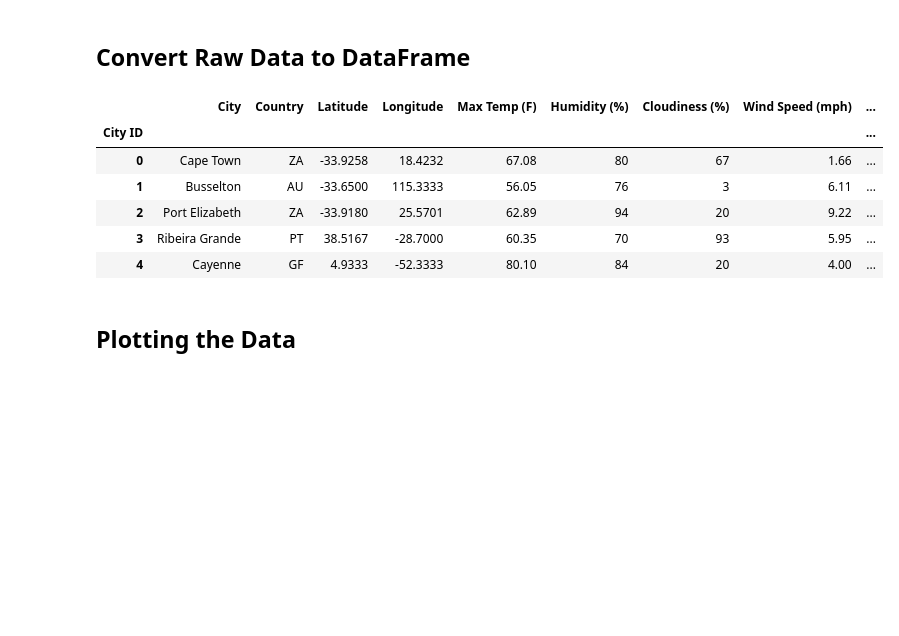
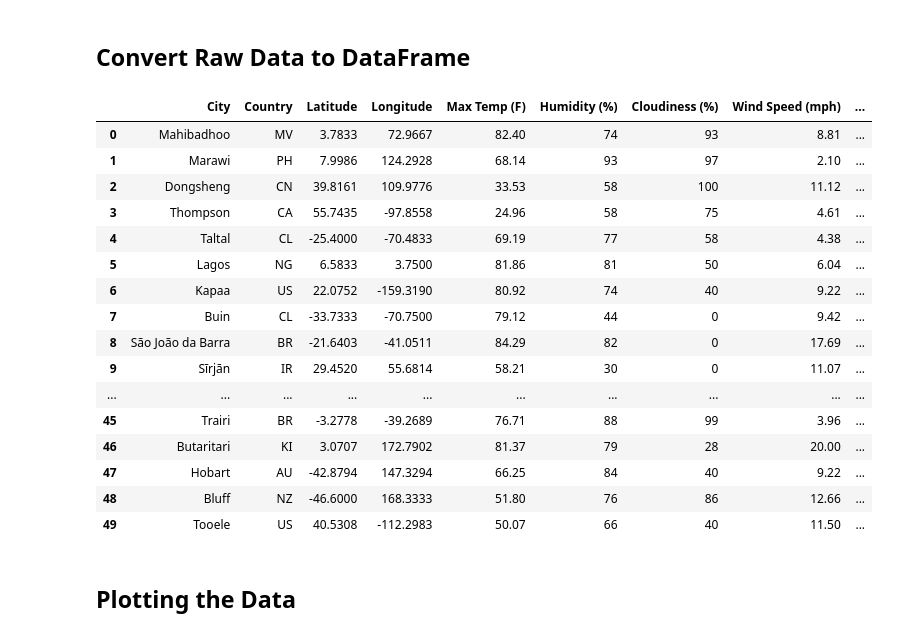
Before and after one commit to emeralddawns/python-api-challenge, a Jupyter notebook: Weatherpy/WeatherPy.ipynb, the cells around one changed output. Saved outputs shown, nothing was run; the diff lists cells and outputs as text; code cells hidden in the pictures; blank space fills up the shorter version.

```diff
--- a/Weatherpy/WeatherPy.ipynb
+++ b/Weatherpy/WeatherPy.ipynb
@@ -137,28 +137,42 @@ weather_data = pd.DataFrame(weather_dict)
 # %%
 #Clean the data frame by removing any entries with humidity levels over 100%
 weather_data_cl = weather_data[weather_data["Humidity (%)"] <= 100]
 weather_data_cl.index.name = "City ID"
 
 #Store the first date to label all the plots
 start_time = weather_data_cl["Date"].iloc[0]
 date = time.strftime('%m-%d-%Y', time.localtime(start_time))
 
 #Convert epoch time into CST
 weather_data_cl["Date"] = pd.to_datetime(weather_data_cl["Date"], unit='s', utc=True).dt.tz_convert('US/Central')
 
 #Save the city weather data as a csv
 weather_data_cl.to_csv("output_data/cities.csv", sep=',', encoding='utf-8')
 
+weather_data_html = weather_data_cl.copy()
+weather_data_html.reset_index(inplace = True, drop = True)
+weather_data_html.to_html("output_data_march/weather_data.html")
+
 #Display the cleaned and formatted data frame
-weather_data_cl.head()
+weather_data_html.head(50)
 # %% [output]
 |  | City | Country | Latitude | Longitude | Max Temp (F) | Humidity (%) | Cloudiness (%) | Wind Speed (mph) | ... |
-| City ID |  |  |  |  |  |  |  |  | ... |
-| 0 | Cape Town | ZA | -33.9258 | 18.4232 | 67.08 | 80 | 67 | 1.66 | ... |
-| 1 | Busselton | AU | -33.6500 | 115.3333 | 56.05 | 76 | 3 | 6.11 | ... |
-| 2 | Port Elizabeth | ZA | -33.9180 | 25.5701 | 62.89 | 94 | 20 | 9.22 | ... |
-| 3 | Ribeira Grande | PT | 38.5167 | -28.7000 | 60.35 | 70 | 93 | 5.95 | ... |
-| 4 | Cayenne | GF | 4.9333 | -52.3333 | 80.10 | 84 | 20 | 4.00 | ... |
+| 0 | Mahibadhoo | MV | 3.7833 | 72.9667 | 82.40 | 74 | 93 | 8.81 | ... |
+| 1 | Marawi | PH | 7.9986 | 124.2928 | 68.14 | 93 | 97 | 2.10 | ... |
+| 2 | Dongsheng | CN | 39.8161 | 109.9776 | 33.53 | 58 | 100 | 11.12 | ... |
+| 3 | Thompson | CA | 55.7435 | -97.8558 | 24.96 | 58 | 75 | 4.61 | ... |
+| 4 | Taltal | CL | -25.4000 | -70.4833 | 69.19 | 77 | 58 | 4.38 | ... |
+| 5 | Lagos | NG | 6.5833 | 3.7500 | 81.86 | 81 | 50 | 6.04 | ... |
+| 6 | Kapaa | US | 22.0752 | -159.3190 | 80.92 | 74 | 40 | 9.22 | ... |
+| 7 | Buin | CL | -33.7333 | -70.7500 | 79.12 | 44 | 0 | 9.42 | ... |
+| 8 | São João da Barra | BR | -21.6403 | -41.0511 | 84.29 | 82 | 0 | 17.69 | ... |
+| 9 | Sīrjān | IR | 29.4520 | 55.6814 | 58.21 | 30 | 0 | 11.07 | ... |
+| ... | ... | ... | ... | ... | ... | ... | ... | ... | ... |
+| 45 | Trairi | BR | -3.2778 | -39.2689 | 76.71 | 88 | 99 | 3.96 | ... |
+| 46 | Butaritari | KI | 3.0707 | 172.7902 | 81.37 | 79 | 28 | 20.00 | ... |
+| 47 | Hobart | AU | -42.8794 | 147.3294 | 66.25 | 84 | 40 | 9.22 | ... |
+| 48 | Bluff | NZ | -46.6000 | 168.3333 | 51.80 | 76 | 86 | 12.66 | ... |
+| 49 | Tooele | US | 40.5308 | -112.2983 | 50.07 | 66 | 40 | 11.50 | ... |
 # %% [markdown]
 ## Plotting the Data
 # %%
```
Also changed, not shown: parts of 7 cells of this notebook, 6 other files.
